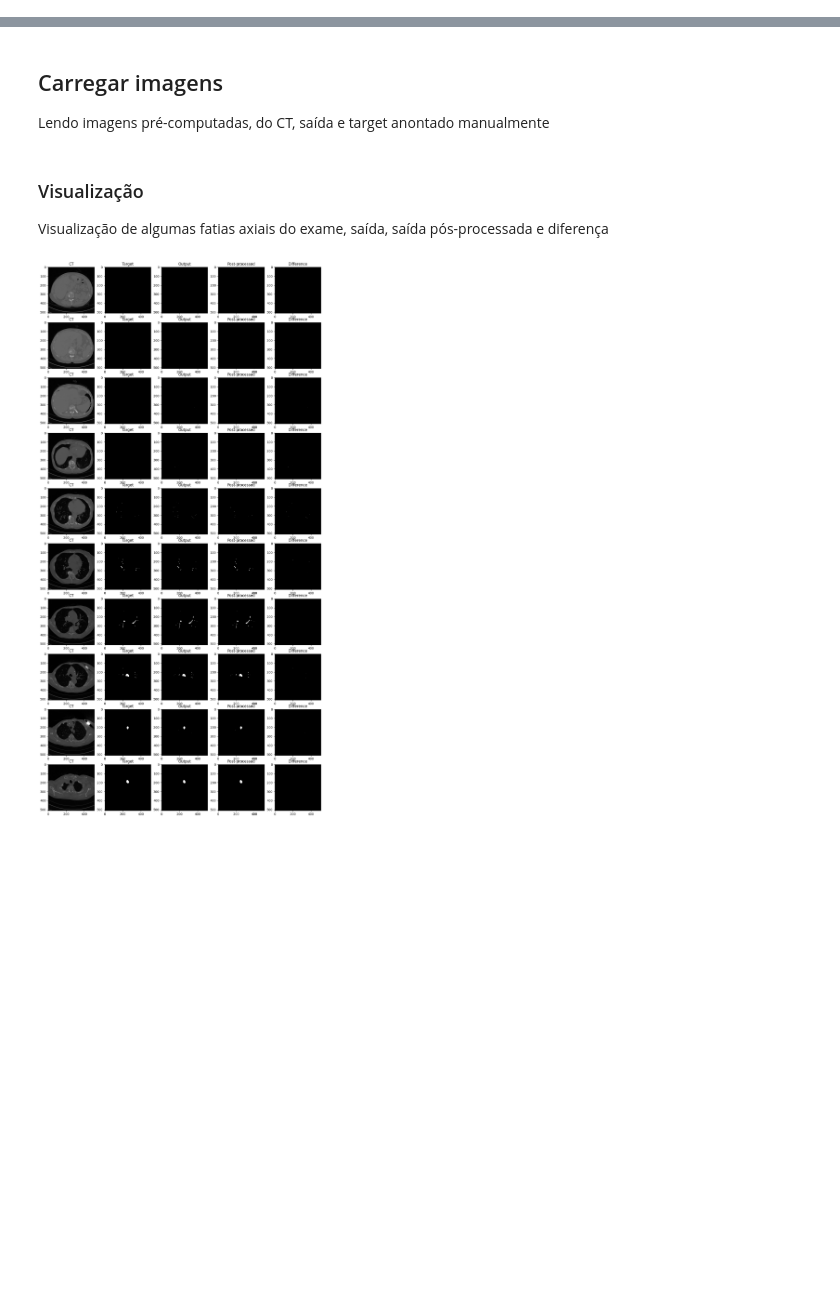
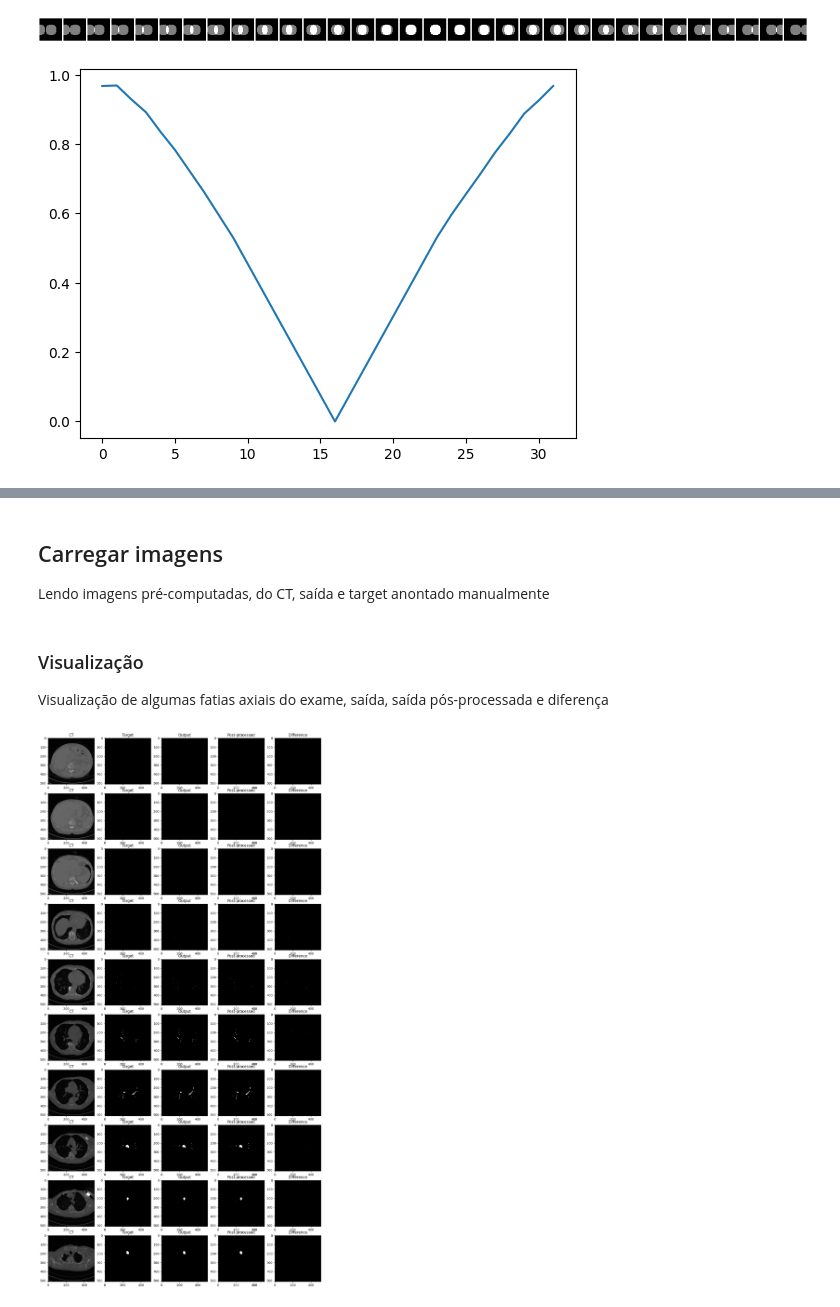
Before and after one commit to MICLab-Unicamp/minicurso_dl_medical, a Jupyter notebook: Aplicação_3_Métricas_e_Pós_processamento.ipynb, the cells around one changed output, grey strips where cells are left out. Cells and saved outputs as stored; diff of their text form; code cells hidden in the pictures; blank space fills up the shorter version.

```diff
--- a/Aplicação_3_Métricas_e_Pós_processamento.ipynb
+++ b/Aplicação_3_Métricas_e_Pós_processamento.ipynb
@@ -51,0 +127,37 @@ options:
+# %%
+SMOOTH = 10.0
+
+# Define a máscara circular de destino (c_target) com raio 8 e centro em (16, 16). Referência para comparação
+c_target = circle(32, 32, 16, 16, 8)
+
+# Cria uma lista de círculos em grade, variando o raio do círculo de 0 a 31
+grid = [
+    # Combina a máscara de destino com uma nova máscara circular de raio r, tira a média, e ajusta o formato
+    ((c_target + circle(32, 32, 16, r, 8)) / 2).unsqueeze(0).unsqueeze(0)
+    for r in torch.arange(32)
+]
+
+# Calcula a lista de perdas DICE para cada raio, comparando com a máscara de destino
+dice_list = [
+    mean_dice_loss(
+        circle(32, 32, 16, r, 8).unsqueeze(0).unsqueeze(0),  # Máscara atual
+        c_target.unsqueeze(0).unsqueeze(0),                  # Máscara de destino
+        smooth=SMOOTH                                           # Suavização de DICE definida como 0.0
+    )
+    for r in torch.arange(32)
+]
+
+# Plota a lista de perdas DICE
+plt.plot(dice_list)
+
+# Junta todas as imagens da grade em um tensor único
+gg = torch.cat(grid, dim=0)
+
+# Cria uma grade de imagens para visualização com preenchimento de valor 1 e 32 imagens por linha
+g = make_grid(gg, pad_value=1, nrow=32)
+
+# Exibe a grade de imagens como uma imagem PIL
+display(F.to_pil_image(g))
+# %% [output]
+[figure, added]
+[figure, added]
```
Also changed, not shown: parts of 28 cells of this notebook.
